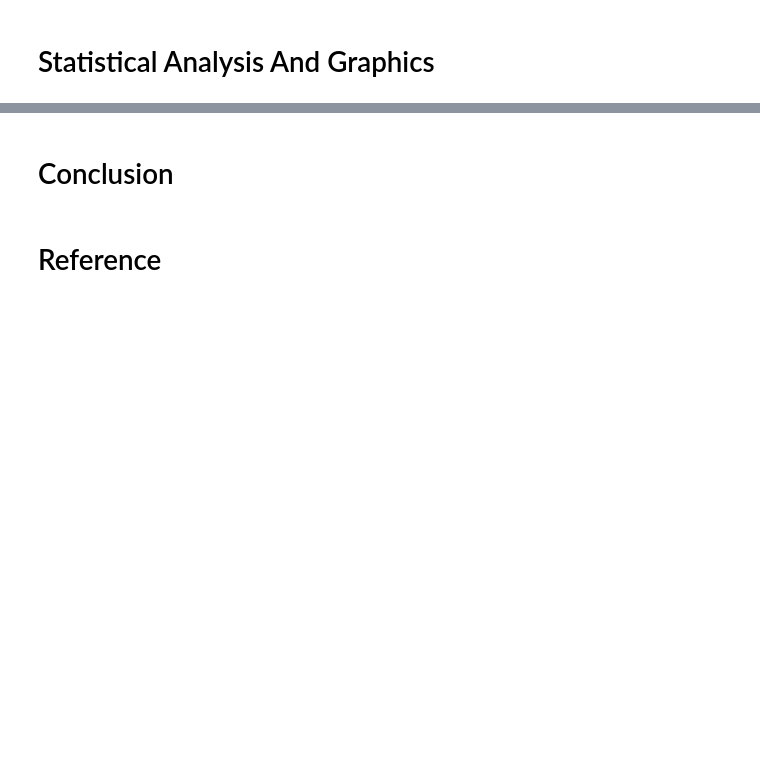
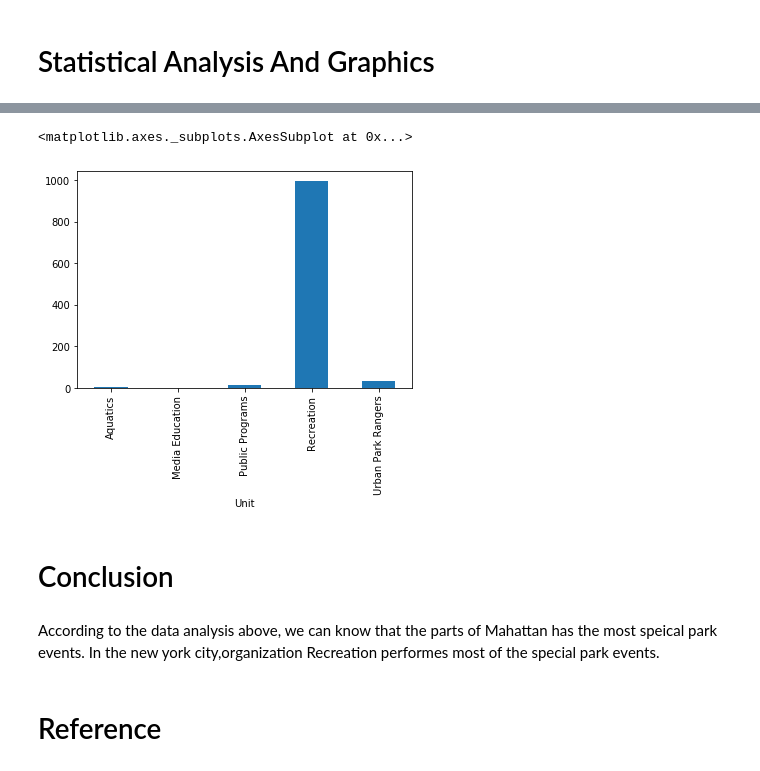
Before and after one commit to mandy941/final, a Jupyter notebook: M_Yang_proposal.ipynb, the cells around one changed output, grey strips where cells are left out. Cells and saved outputs as stored; diff of their text form; code cells hidden in the pictures; blank space fills up the shorter version.

```diff
--- a/M_Yang_proposal.ipynb
+++ b/M_Yang_proposal.ipynb
@@ -74,0 +83,5 @@ min(df0['Date and Time'])
+# %%
+#use groupby function to group the organizations and count the special event types times for each organization
+unit = df0.groupby('Unit')[['Borough']].count()
+unit1 = unit.T
+unit1
@@ -75,5 +104,14 @@ min(df0['Date and Time'])
+# %%
+# use the bar chart to see the special park events' comparsion among different organizations
+unit['Borough'].plot(kind = 'bar')
+# %% [output]
+<matplotlib.axes._subplots.AxesSubplot at 0x...>
+[figure, added]
 # %% [markdown]
 # Conclusion
+# %% [markdown]
+According to the data analysis above, we can know that the parts of Mahattan has the most speical park events.
+In the new york city,organization Recreation performes most of the special park events.
 # %% [markdown]
 # Reference
 # %% [markdown]
```
Also changed, not shown: parts of 14 cells of this notebook.
